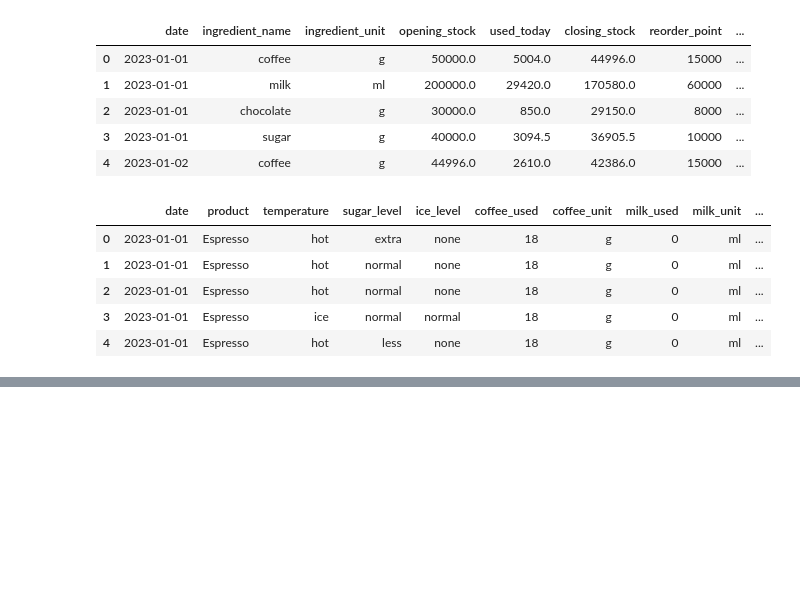
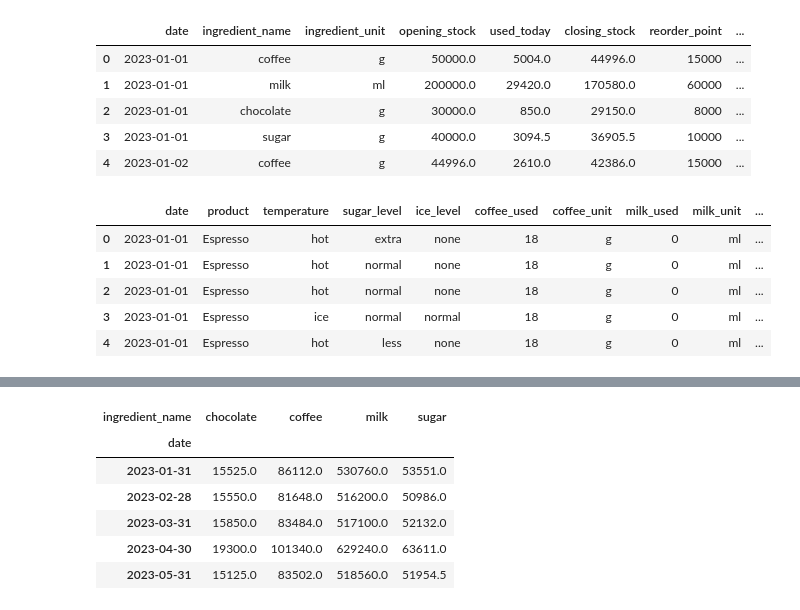
Before and after one commit to AlphaByte-RedTeam/forecasting-inventory-alert-system, a Jupyter notebook: src/main.ipynb, the cells around one changed output, grey strips where cells are left out. Drawn from its saved outputs; the diff is of its cells as text; code cells hidden in the pictures; blank space fills up the shorter version.

```diff
--- a/src/main.ipynb
+++ b/src/main.ipynb
@@ -39,0 +225,12 @@ df_sales.head()
+# %%
+# weekly ingredient consumption
+monthly_consumption = weekly_consumption.resample('ME').sum()
+monthly_consumption.head()
+# %% [output]
+| ingredient_name | chocolate | coffee | milk | sugar |
+| date |  |  |  |  |
+| 2023-01-31 | 15525.0 | 86112.0 | 530760.0 | 53551.0 |
+| 2023-02-28 | 15550.0 | 81648.0 | 516200.0 | 50986.0 |
+| 2023-03-31 | 15850.0 | 83484.0 | 517100.0 | 52132.0 |
+| 2023-04-30 | 19300.0 | 101340.0 | 629240.0 | 63611.0 |
+| 2023-05-31 | 15125.0 | 83502.0 | 518560.0 | 51954.5 |
```
Also changed, not shown: parts of 14 cells of this notebook.
